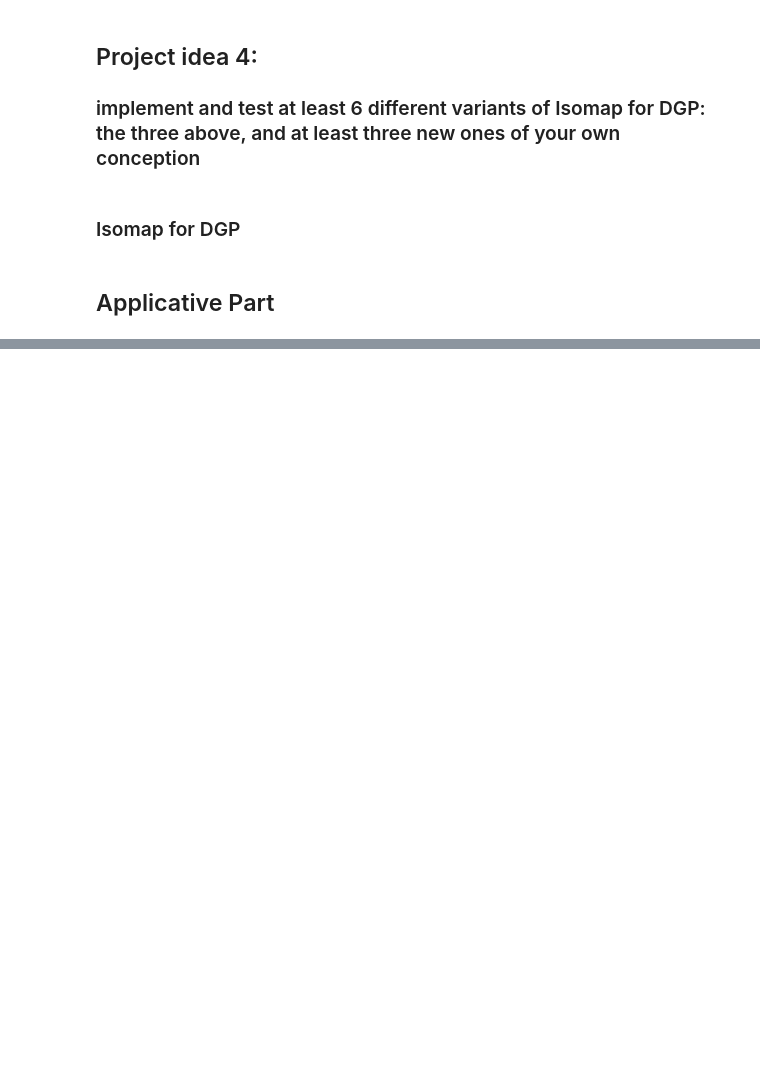
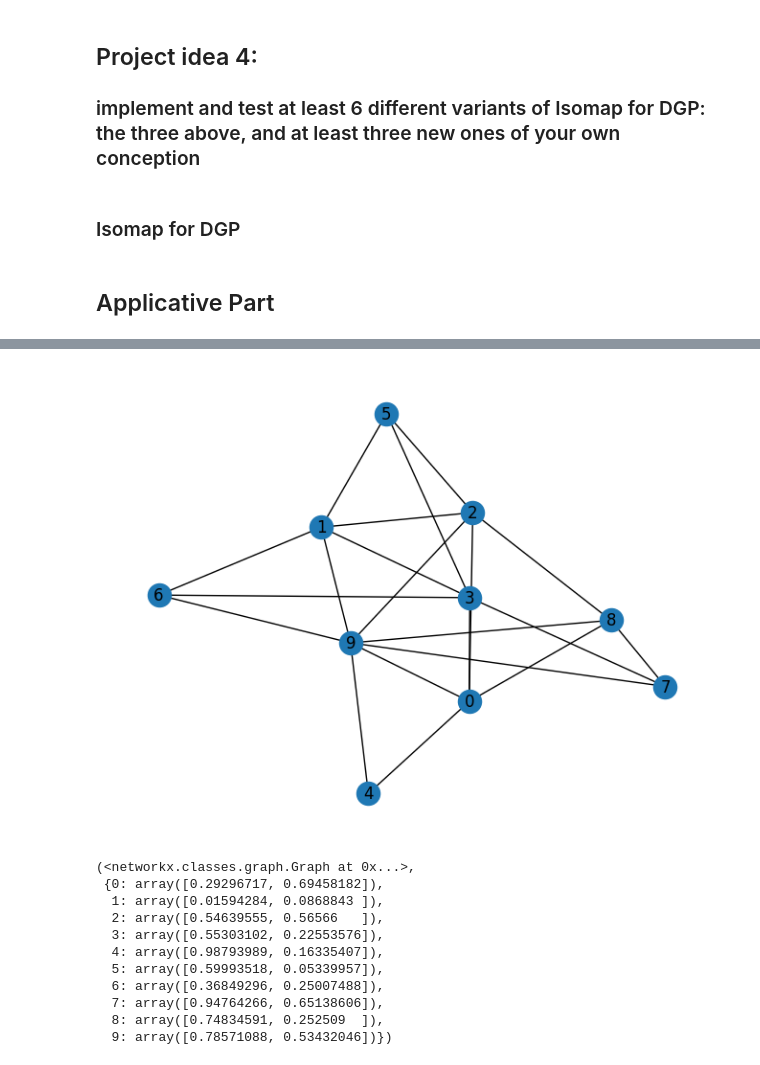
Before and after one commit to ffp5/Isomap_implementations, a Jupyter notebook: Isomap.ipynb, the cells around one changed output, grey strips where cells are left out. Drawn from its saved outputs; the diff is of its cells as text; code cells hidden in the pictures; blank space fills up the shorter version.

```diff
--- a/Isomap.ipynb
+++ b/Isomap.ipynb
@@ -661,0 +665,43 @@ Step 15, MSE: 5.880764484405518
+# %%
+def biconnected_graph(n,bool=False):
+    "" "Generate a random biconnected graph with n nodes" ""
+    X = nx.gnp_random_graph(n, 0.5, directed=False)
+    while(not nx.is_biconnected(X)):
+        X = nx.gnp_random_graph(n, 0.5, directed=False)
+    list_pos={}
+    for u in X.nodes():
+        list_pos[u]=np.random.rand(2)
+    for (u, v) in X.edges():
+        X[u][v]['weight'] = np.linalg.norm(list_pos[u]-list_pos[v])
+    if bool:
+        nx.draw(X, with_labels=True)
+        plt.show()
+    return X, list_pos
+
+
+def create_ampl_dat_grah(D, filename):
+    "" "Create a .dat file for the ampl model" ""
+    with open(filename, 'w') as file:
+        file.write("# gen by python\n")
+        file.write("param Kdim :=" + str(len(D.nodes())) +";\n")
+        file.write("param n := " + str(len(D.nodes())) + ";\n")
+        file.write("param : E : c I :=\n")
+        for (u, v) in D.edges():
+            file.write(""+str(u+1) + " " + str(v+1) + " " + str(D[u][v]['weight'])+ " "+"1\n")
+        file.write(";\n")
+        file.close()
+# %%
+biconnected_graph(10,True)
+# %% [output]
+[figure, added]
+(<networkx.classes.graph.Graph at 0x...>,
+ {0: array([0.29296717, 0.69458182]),
+  1: array([0.01594284, 0.0868843 ]),
+  2: array([0.54639555, 0.56566   ]),
+  3: array([0.55303102, 0.22553576]),
+  4: array([0.98793989, 0.16335407]),
+  5: array([0.59993518, 0.05339957]),
+  6: array([0.36849296, 0.25007488]),
+  7: array([0.94764266, 0.65138606]),
+  8: array([0.74834591, 0.252509  ]),
+  9: array([0.78571088, 0.53432046])})
```
Also changed, not shown: parts of 5 cells of this notebook, 5 other files.
